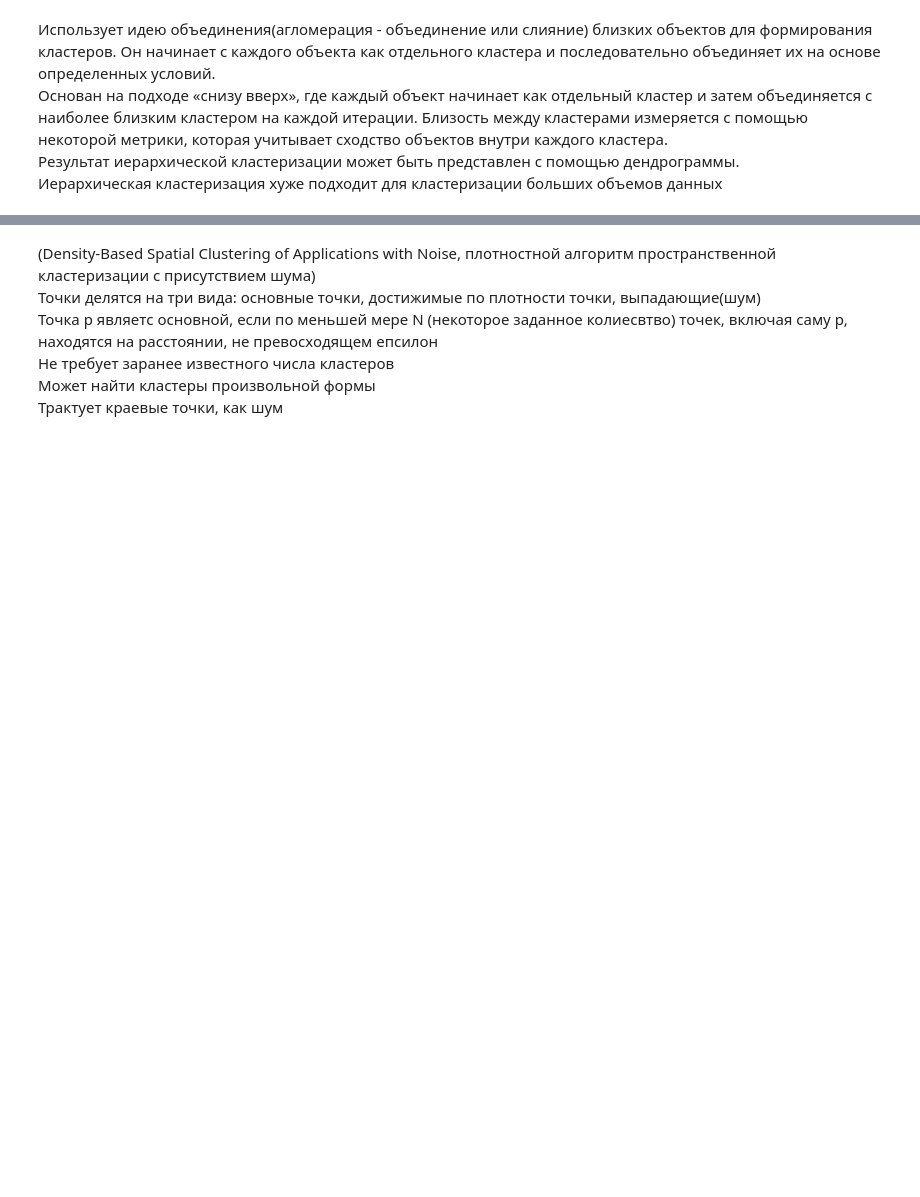
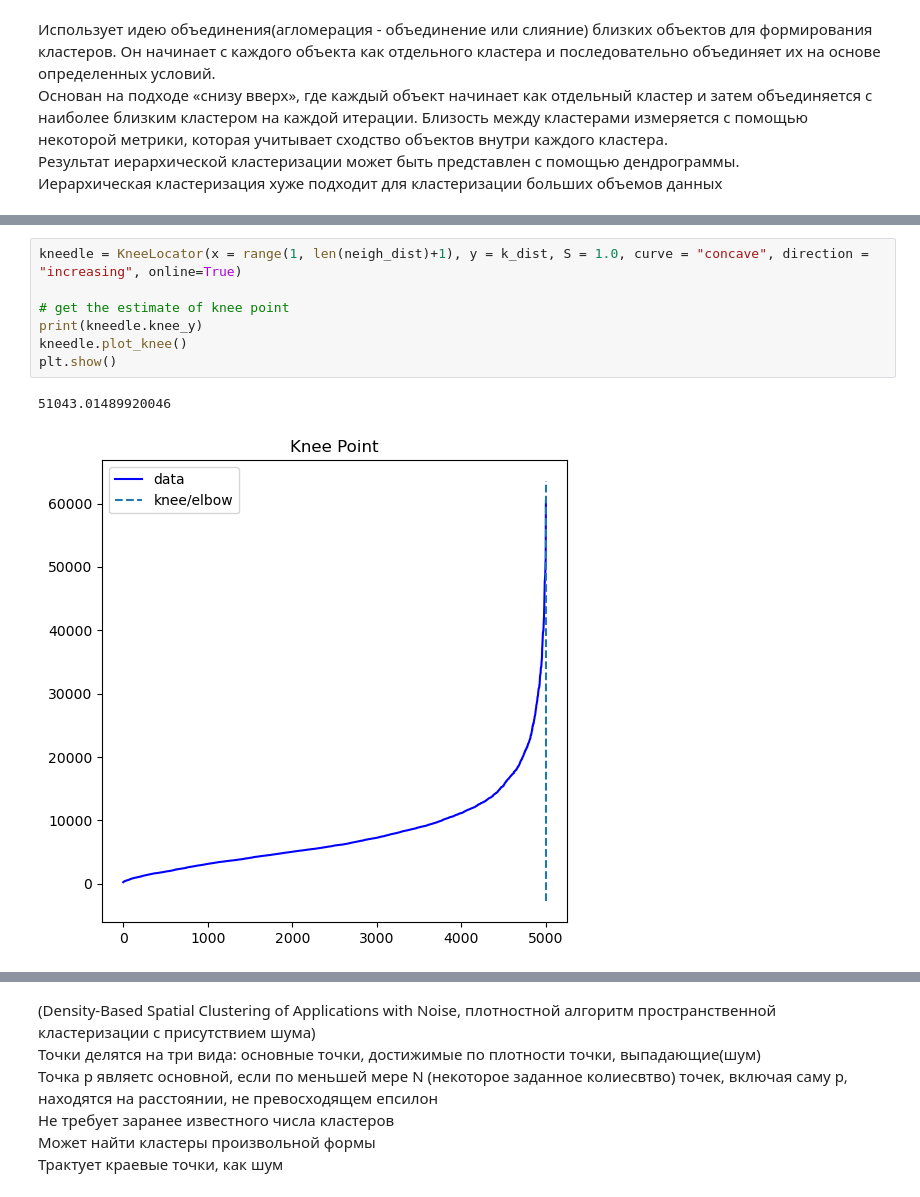
Before and after one commit to ArinaFedotova/APL.lab3, a Jupyter notebook: lab3.ipynb, the cells around one changed output, grey strips where cells are left out. Saved outputs shown, nothing was run; the diff lists cells and outputs as text; blank space fills up the shorter version.

```diff
--- a/lab3.ipynb
+++ b/lab3.ipynb
@@ -105 +133,11 @@ plt.show()
+# %%
+kneedle = KneeLocator(x = range(1, len(neigh_dist)+1), y = k_dist, S = 1.0, curve = "concave", direction = "increasing", online=True)
+
+# get the estimate of knee point
+print(kneedle.knee_y)
+kneedle.plot_knee()
+plt.show()
+# %% [output]
+51043.01489920046
+[figure, added]
 # %%
```
Also changed, not shown: parts of 6 cells of this notebook.
